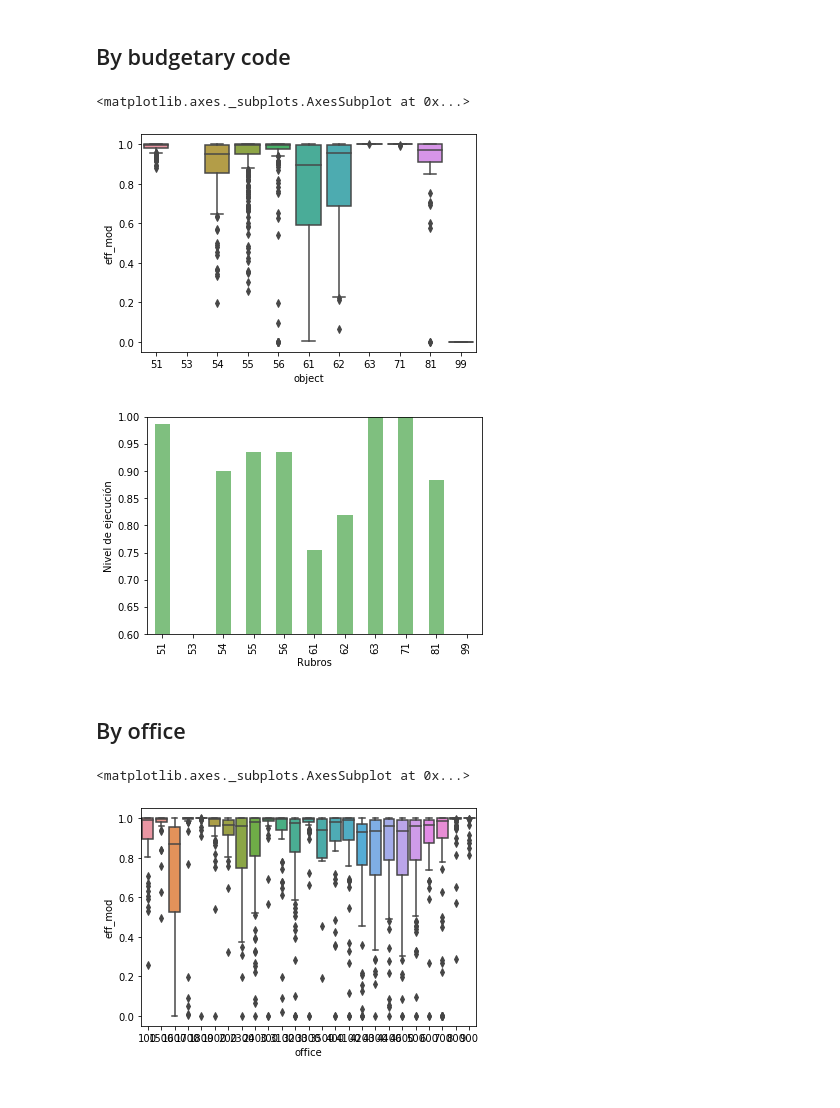
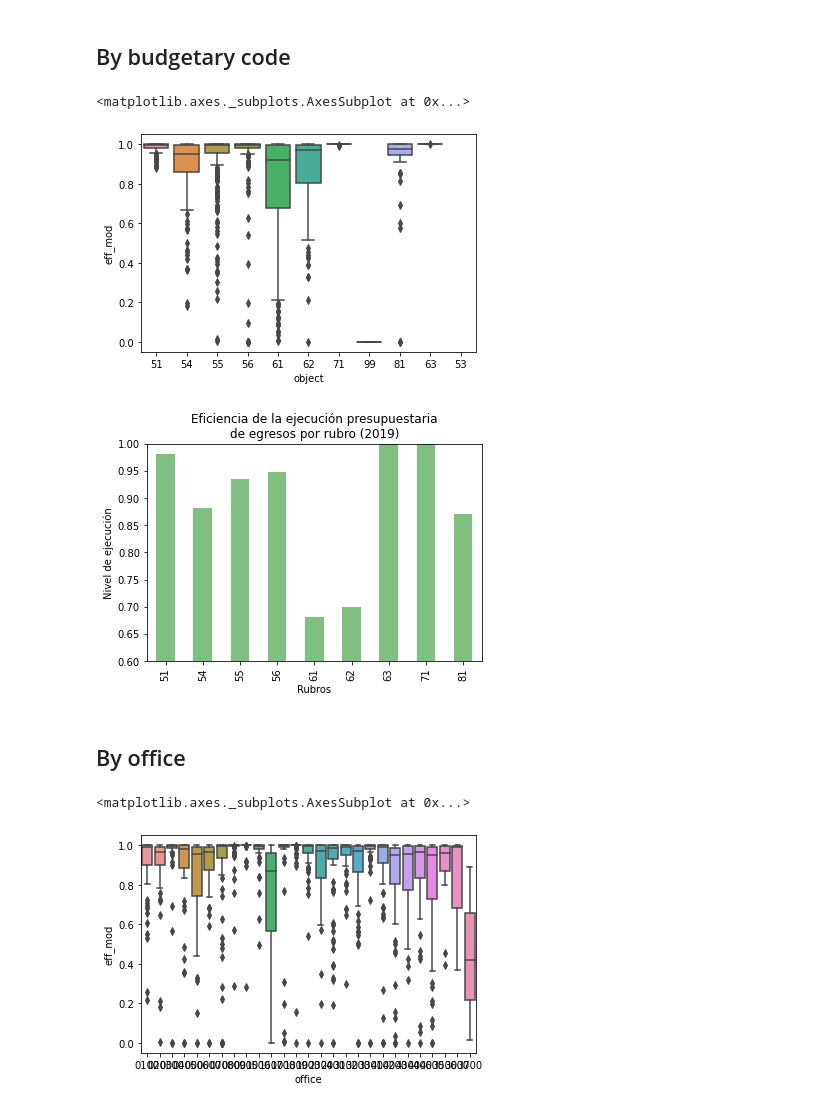
Before and after one commit to fundeIT/cmif, a Jupyter notebook: notebooks/accruing_efficiency/notebook.ipynb, the cells around one changed output. Drawn from its saved outputs; the diff is of its cells as text; code cells hidden in the pictures.

```diff
--- a/notebooks/accruing_efficiency/notebook.ipynb
+++ b/notebooks/accruing_efficiency/notebook.ipynb
@@ -11,7 +11,7 @@ import sqlite3
 import pandas as pd
 import seaborn as sns
 
-DB = '../../prep/accrued/accrued.db'
+DB = '../../site/data/accrued.db'
 # %%
 conn = sqlite3.connect(DB)
 # %%
@@ -67,21 +68,23 @@ ax.figure.savefig('by_year.png')
 sns.boxplot(x='object', y='eff_mod', data=data)
 # %% [output]
 <matplotlib.axes._subplots.AxesSubplot at 0x...>
-[figure, old version]
+[figure, new version]
 # %%
-by_object = data.groupby('object')['eff_mod'].mean()
+year = 2019
+by_object = data[data.year == year].groupby('object')['eff_mod'].mean()
 ax = by_object.plot(kind='bar', color='green', alpha=0.5)
 ax.set_ylim([0.6, 1.0])
 ax.set_ylabel('Nivel de ejecución')
 ax.set_xlabel('Rubros')
+ax.set_title('Eficiencia de la ejecución presupuestaria\nde egresos por rubro ({})'.format(year))
 ax.figure.savefig('by_object.png')
 # %% [output]
-[figure, old version]
+[figure, new version]
 # %% [markdown]
 ## By office
 # %%
 sns.boxplot(x='office', y='eff_mod', data=data)
 # %% [output]
 <matplotlib.axes._subplots.AxesSubplot at 0x...>
-[figure, old version]
+[figure, new version]
 # %%
```
Also changed, not shown: parts of 7 cells of this notebook, 6 other files.
